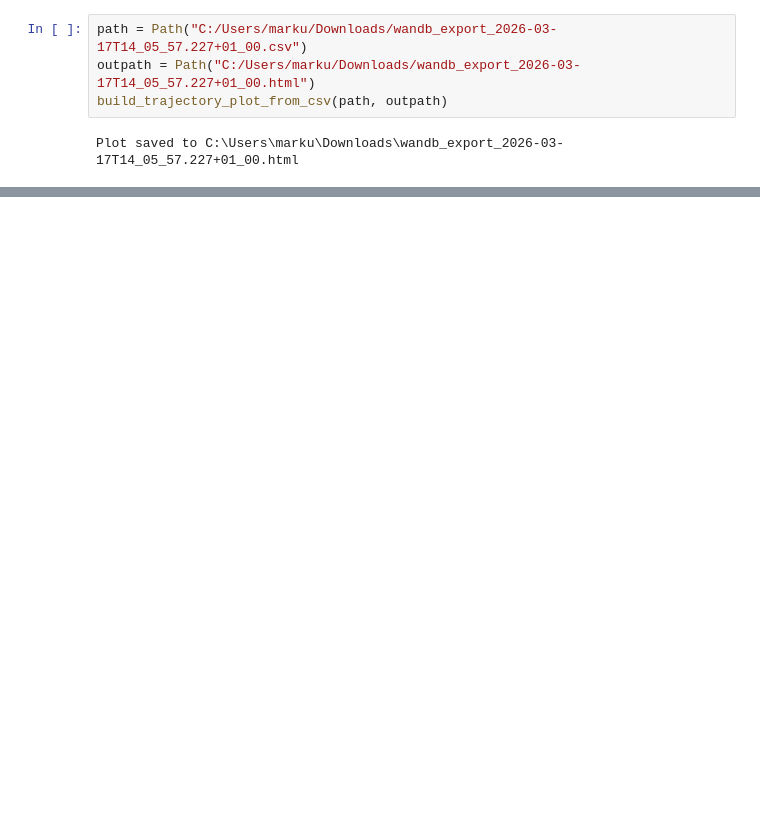
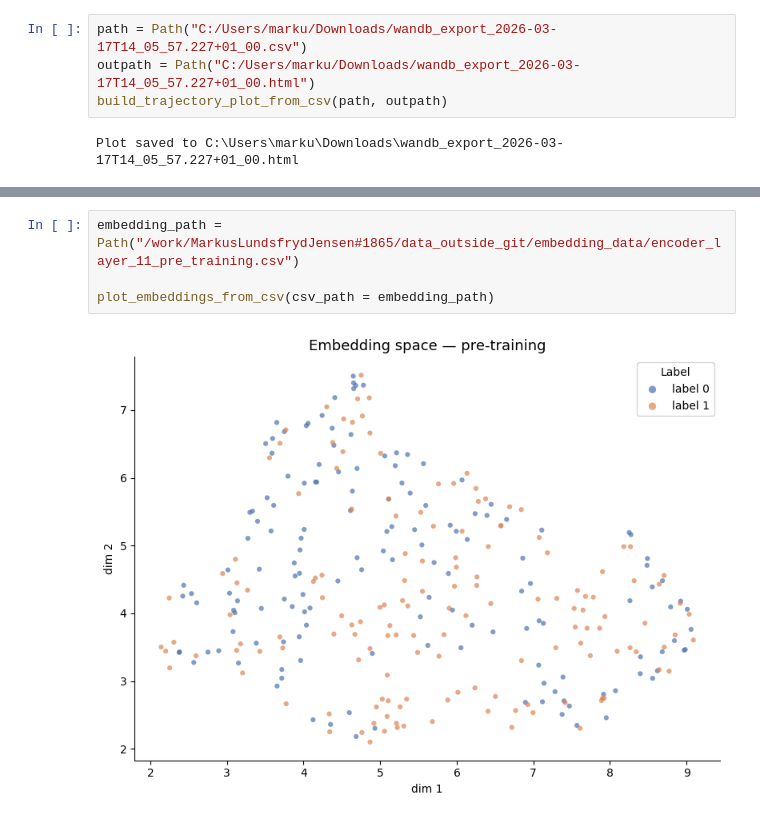
Before and after one commit to Lundsfryd/BlameBERT, a Jupyter notebook: nbs/4_training/wandb_attempt.ipynb, the cells around one changed output, grey strips where cells are left out. Saved outputs shown, nothing was run; the diff lists cells and outputs as text; blank space fills up the shorter version.

Commit message:
visualization working

```diff
--- a/nbs/4_training/wandb_attempt.ipynb
+++ b/nbs/4_training/wandb_attempt.ipynb
@@ -20,0 +32,6 @@ Plot saved to C:\Users\marku\Downloads\wandb_export_2026-03-17T14_05_57.227+01_0
+# %%
+embedding_path = Path("/work/MarkusLundsfrydJensen#1865/data_outside_git/embedding_data/encoder_layer_11_pre_training.csv")
+
+plot_embeddings_from_csv(csv_path = embedding_path)
+# %% [output]
+[figure, added]
```
Also changed, not shown: parts of 4 cells of this notebook, 5 other files.
